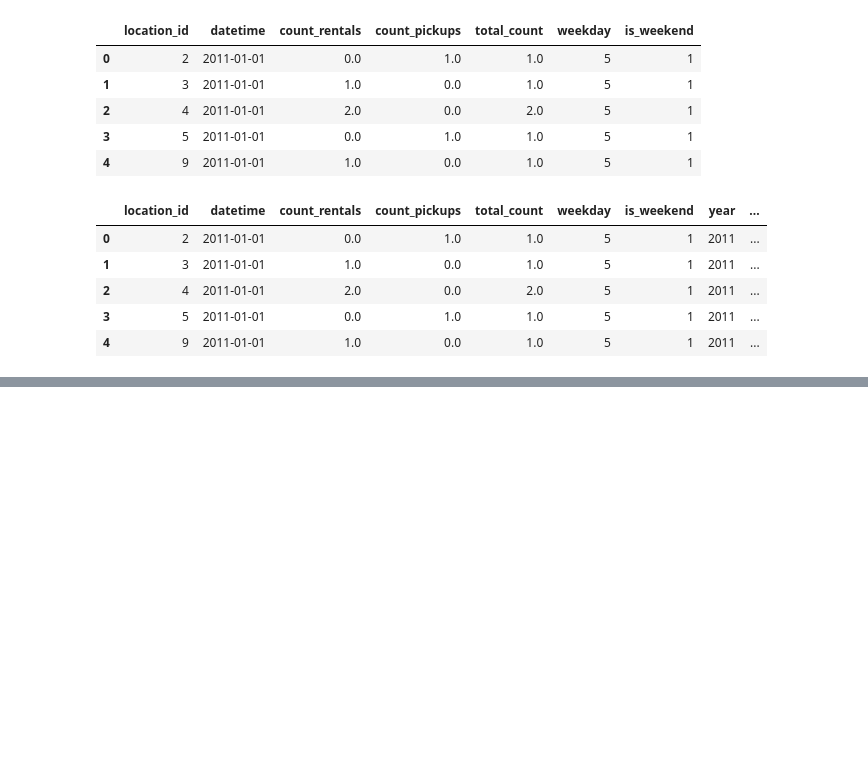
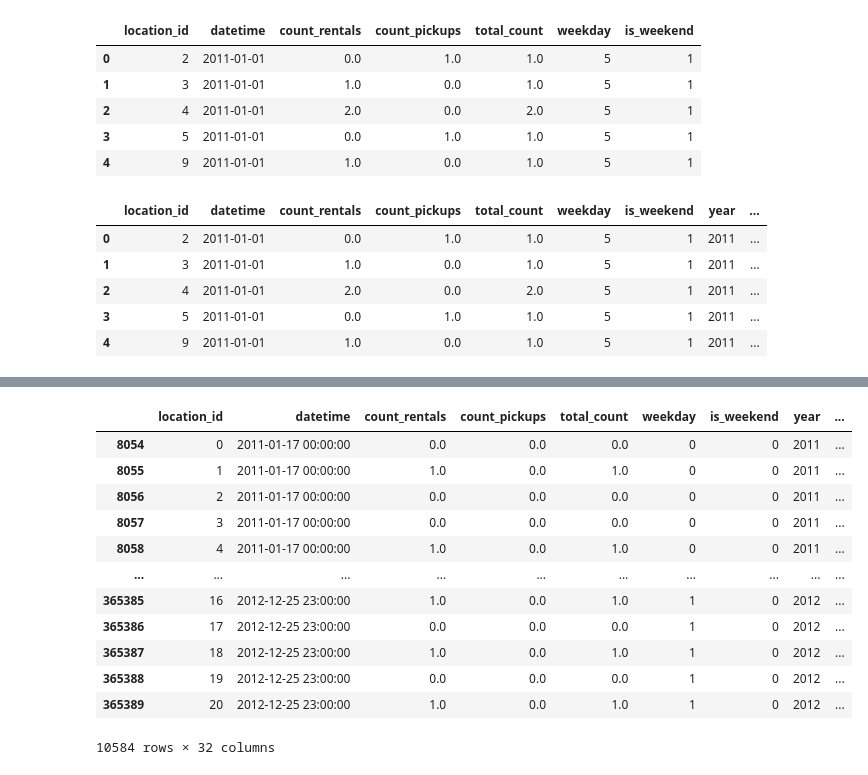
Before and after one commit to jayeshmanani/MLOps-Level3, a Jupyter notebook: week-2/eda.ipynb, the cells around one changed output, grey strips where cells are left out. Saved outputs shown, nothing was run; the diff lists cells and outputs as text; code cells hidden in the pictures; blank space fills up the shorter version.

Commit message:
add: weather and holiday data including transformation

```diff
--- a/week-2/eda.ipynb
+++ b/week-2/eda.ipynb
@@ -289,0 +356,6 @@ merged_data
+# %%
+merged_with_holiday["is_weekday_holiday"] = (
+    (merged_with_holiday["is_weekend"] == 0)
+    & (merged_with_holiday["is_holiday"] == 1)
+).astype(int)
+merged_with_holiday.head()
@@ -289,0 +370,4 @@ merged_data
+# %%
+df = merged_with_holiday.copy()
+# %%
+df["holiday_impact"] = df.groupby("holiday")["total_count"].transform("mean")
@@ -289,0 +393,18 @@ merged_data
+# %%
+df["deviation_from_normal"] = df["total_count"] - df["holiday_impact"]
+# %%
+df[df.holiday_impact > 0]
+# %% [output]
+|  | location_id | datetime | count_rentals | count_pickups | total_count | weekday | is_weekend | year | ... |
+| 8054 | 0 | 2011-01-17 00:00:00 | 0.0 | 0.0 | 0.0 | 0 | 0 | 2011 | ... |
+| 8055 | 1 | 2011-01-17 00:00:00 | 1.0 | 0.0 | 1.0 | 0 | 0 | 2011 | ... |
+| 8056 | 2 | 2011-01-17 00:00:00 | 0.0 | 0.0 | 0.0 | 0 | 0 | 2011 | ... |
+| 8057 | 3 | 2011-01-17 00:00:00 | 0.0 | 0.0 | 0.0 | 0 | 0 | 2011 | ... |
+| 8058 | 4 | 2011-01-17 00:00:00 | 1.0 | 0.0 | 1.0 | 0 | 0 | 2011 | ... |
+| ... | ... | ... | ... | ... | ... | ... | ... | ... | ... |
+| 365385 | 16 | 2012-12-25 23:00:00 | 1.0 | 0.0 | 1.0 | 1 | 0 | 2012 | ... |
+| 365386 | 17 | 2012-12-25 23:00:00 | 0.0 | 0.0 | 0.0 | 1 | 0 | 2012 | ... |
+| 365387 | 18 | 2012-12-25 23:00:00 | 1.0 | 0.0 | 1.0 | 1 | 0 | 2012 | ... |
+| 365388 | 19 | 2012-12-25 23:00:00 | 0.0 | 0.0 | 0.0 | 1 | 0 | 2012 | ... |
+| 365389 | 20 | 2012-12-25 23:00:00 | 1.0 | 0.0 | 1.0 | 1 | 0 | 2012 | ... |
+10584 rows × 32 columns
```
Also changed, not shown: parts of 17 cells of this notebook, 6 other files.
